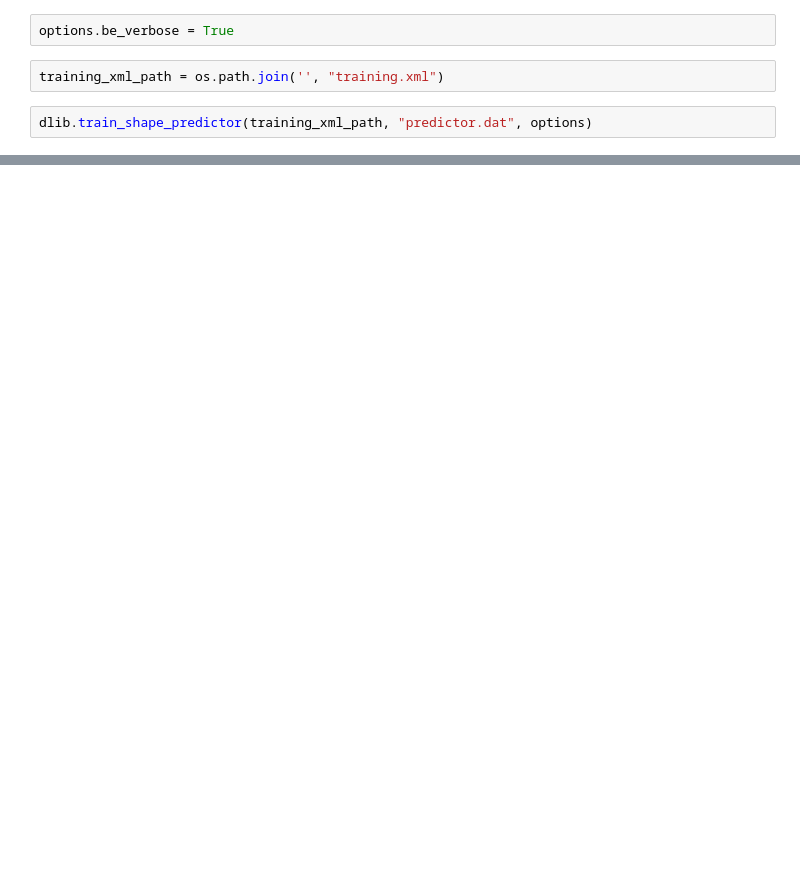
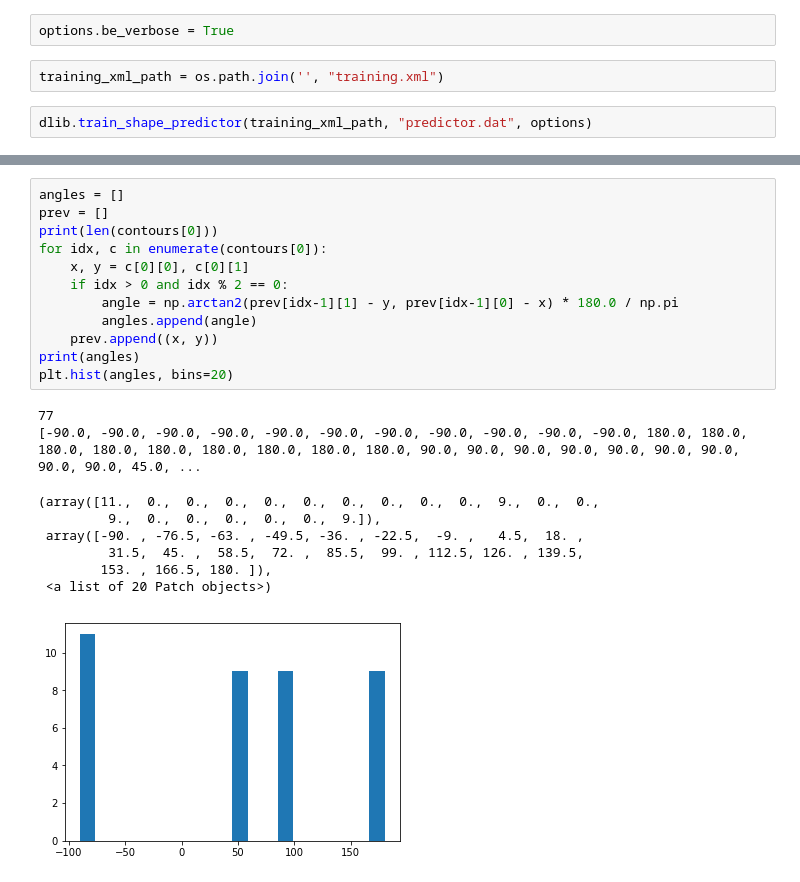
Before and after one commit to abhisuri97/spine-segmentation, a Jupyter notebook: dlib.ipynb, the cells around one changed output, grey strips where cells are left out. Saved outputs shown, nothing was run; the diff lists cells and outputs as text; blank space fills up the shorter version.

```diff
--- a/dlib.ipynb
+++ b/dlib.ipynb
@@ -33,0 +76,22 @@ dlib.train_shape_predictor(training_xml_path, "predictor.dat", options)
+# %%
+angles = []
+prev = []
+print(len(contours[0]))
+for idx, c in enumerate(contours[0]):
+    x, y = c[0][0], c[0][1]
+    if idx > 0 and idx % 2 == 0:
+        angle = np.arctan2(prev[idx-1][1] - y, prev[idx-1][0] - x) * 180.0 / np.pi
+        angles.append(angle)
+    prev.append((x, y))
+print(angles)
+plt.hist(angles, bins=20)
+# %% [output]
+77
+[-90.0, -90.0, -90.0, -90.0, -90.0, -90.0, -90.0, -90.0, -90.0, -90.0, -90.0, 180.0, 180.0, 180.0, 180.0, 180.0, 180.0, 180.0, 180.0, 180.0, 90.0, 90.0, 90.0, 90.0, 90.0, 90.0, 90.0, 90.0, 90.0, 45.0, ...
+(array([11.,  0.,  0.,  0.,  0.,  0.,  0.,  0.,  0.,  0.,  9.,  0.,  0.,
+         9.,  0.,  0.,  0.,  0.,  0.,  9.]),
+ array([-90. , -76.5, -63. , -49.5, -36. , -22.5,  -9. ,   4.5,  18. ,
+         31.5,  45. ,  58.5,  72. ,  85.5,  99. , 112.5, 126. , 139.5,
+        153. , 166.5, 180. ]),
+ <a list of 20 Patch objects>)
+[figure, added]
```
Also changed, not shown: parts of 11 cells of this notebook, 17 other files.
